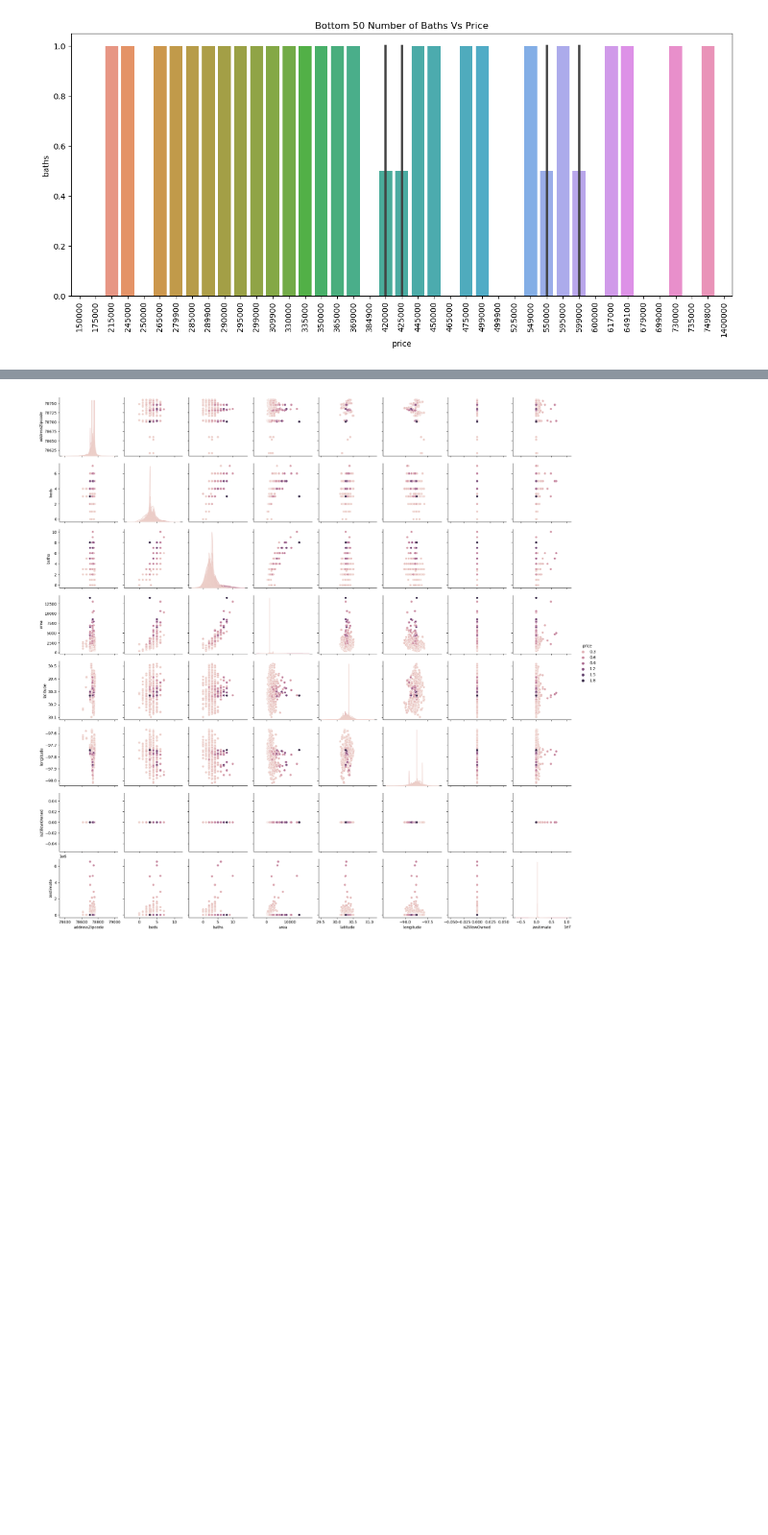
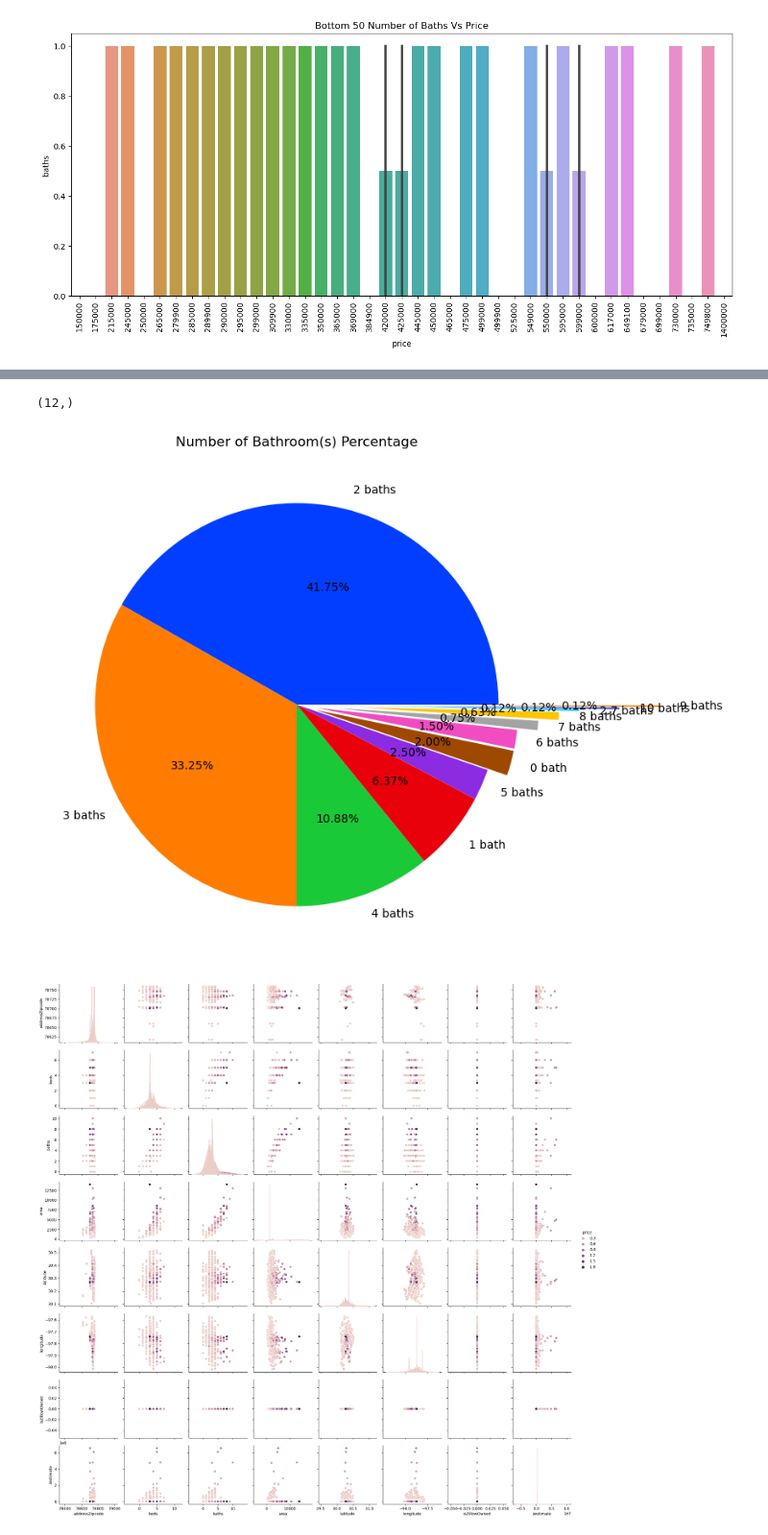
Before and after one commit to Silver0345/Data-Science, a Jupyter notebook: Austin Zillow Housing/data/EDA AUSTIN ZILOW HOUSING.ipynb, the cells around one changed output, grey strips where cells are left out. Shown at 96% size. Cells and saved outputs as stored; diff of their text form; code cells hidden in the pictures; blank space fills up the shorter version.

```diff
--- a/Austin Zillow Housing/data/EDA AUSTIN ZILOW HOUSING.ipynb
+++ b/Austin Zillow Housing/data/EDA AUSTIN ZILOW HOUSING.ipynb
@@ -342,3 +368,6 @@ plt.xticks(rotation=90)
 plt.title('Bottom 50 Number of Baths Vs Price');
 # %% [output]
 [figure]
+# %%
+baths_percentage = (housing['baths'].value_counts()/df['baths'].count())*100
+baths_percentage
@@ -345,3 +388,19 @@ plt.title('Bottom 50 Number of Baths Vs Price');
+# %%
+baths_percentage.shape
+# %% [output]
+(12,)
+# %%
+keys = ['2 baths','3 baths', '4 baths', '1 bath', '5 baths','0 bath', '6 baths', '7 baths', '8 baths', '2.7 baths', '10 baths', '9 baths']
+
+palette_color = sns.color_palette('bright')
+explode = [0, 0, 0 , 0, 0, 0.1, 0.1, 0.2 , 0.3, 0.4, 0.6, .8]
+
+plt.figure(figsize=(15,8))
+plt.pie(baths_percentage, labels=keys,explode=explode, colors=palette_color, autopct='%.2f%%')
+plt.title('Number of Bathroom(s) Percentage')
+plt.show();
+# %% [output]
+[figure, added]
 # %%
 sns.pairplot(housing,hue='price')
 plt.show();
```
Also changed, not shown: parts of 5 cells of this notebook.
